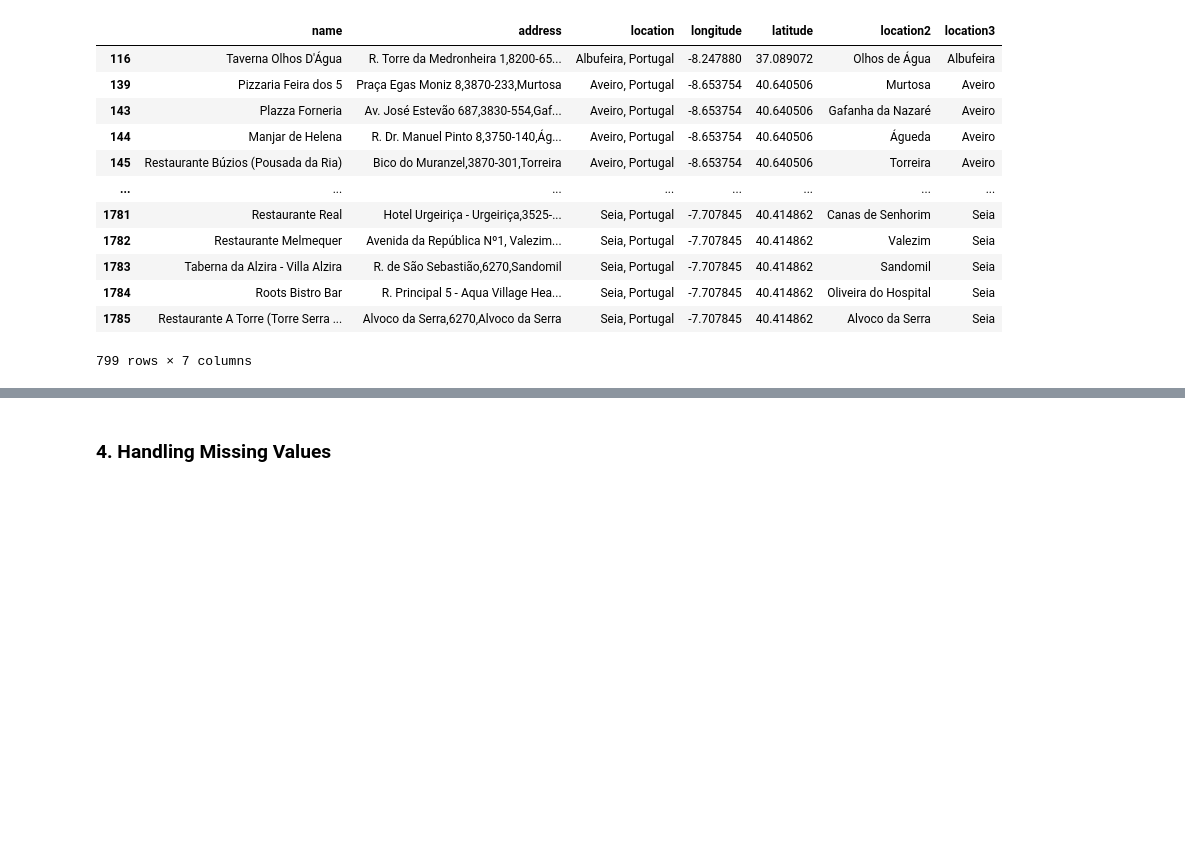
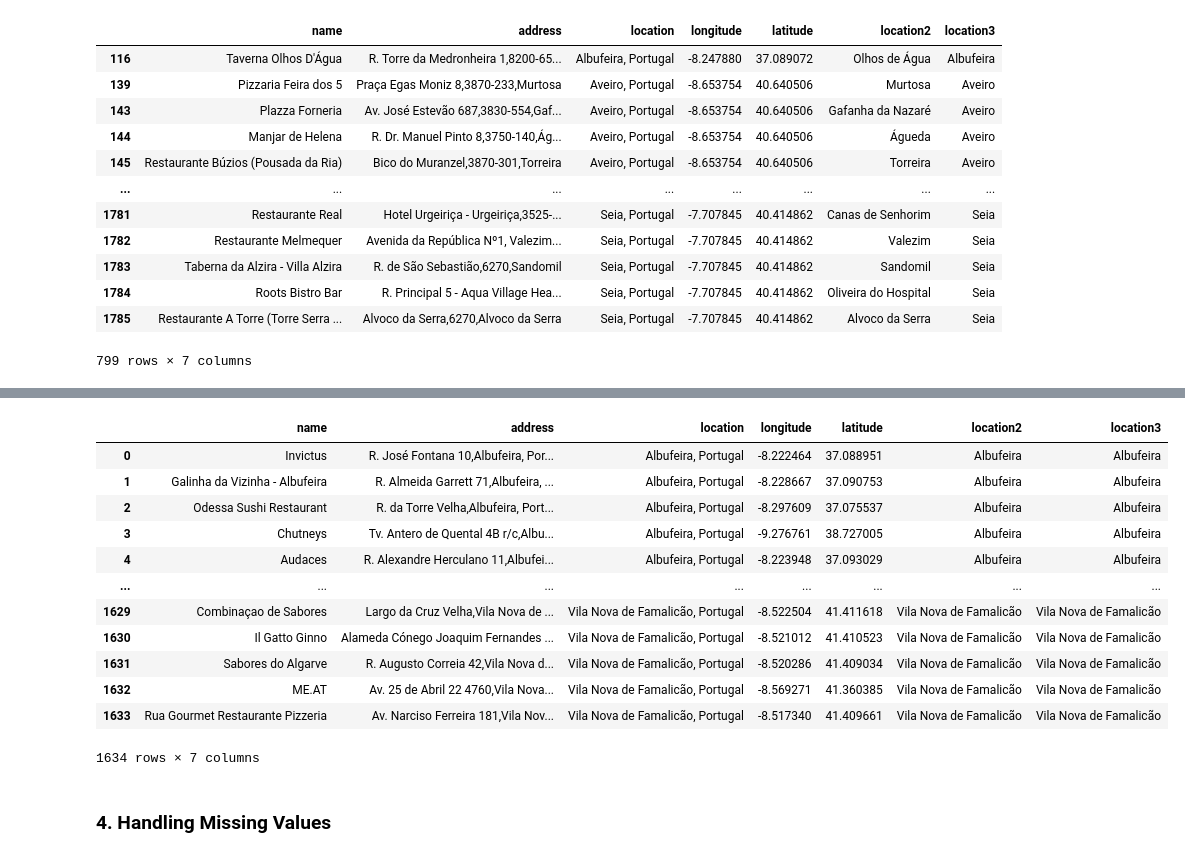
Before and after one commit to shaulleo/FlavourFlix, a Jupyter notebook: EDA1.ipynb, the cells around one changed output, grey strips where cells are left out. Saved outputs shown, nothing was run; the diff lists cells and outputs as text; code cells hidden in the pictures; blank space fills up the shorter version.

```diff
--- a/EDA1.ipynb
+++ b/EDA1.ipynb
@@ -140,0 +135,25 @@ There are a few inconsistent entries in terms of locations, as well as missing v
+# %%
+pt_locations = locations[locations['location'].isna() == False].copy()
+# %%
+pt_locations.reset_index(inplace=True)
+pt_locations.drop(['index'], axis=1, inplace=True)
+# %%
+pt_locations['address'] = pt_locations['address'].apply(preprocess_address)
+# %%
+pt_locations[['latitude', 'longitude']] = pt_locations['address'].apply(lambda x: pd.Series(find_coordinates2(x)))
+# %%
+pt_locations
+# %% [output]
+|  | name | address | location | longitude | latitude | location2 | location3 |
+| 0 | Invictus | R. José Fontana 10,Albufeira, Por... | Albufeira, Portugal | -8.222464 | 37.088951 | Albufeira | Albufeira |
+| 1 | Galinha da Vizinha - Albufeira | R. Almeida Garrett 71,Albufeira, ... | Albufeira, Portugal | -8.228667 | 37.090753 | Albufeira | Albufeira |
+| 2 | Odessa Sushi Restaurant | R. da Torre Velha,Albufeira, Port... | Albufeira, Portugal | -8.297609 | 37.075537 | Albufeira | Albufeira |
+| 3 | Chutneys | Tv. Antero de Quental 4B r/c,Albu... | Albufeira, Portugal | -9.276761 | 38.727005 | Albufeira | Albufeira |
+| 4 | Audaces | R. Alexandre Herculano 11,Albufei... | Albufeira, Portugal | -8.223948 | 37.093029 | Albufeira | Albufeira |
+| ... | ... | ... | ... | ... | ... | ... | ... |
+| 1629 | Combinaçao de Sabores | Largo da Cruz Velha,Vila Nova de ... | Vila Nova de Famalicão, Portugal | -8.522504 | 41.411618 | Vila Nova de Famalicão | Vila Nova de Famalicão |
+| 1630 | Il Gatto Ginno | Alameda Cónego Joaquim Fernandes ... | Vila Nova de Famalicão, Portugal | -8.521012 | 41.410523 | Vila Nova de Famalicão | Vila Nova de Famalicão |
+| 1631 | Sabores do Algarve | R. Augusto Correia 42,Vila Nova d... | Vila Nova de Famalicão, Portugal | -8.520286 | 41.409034 | Vila Nova de Famalicão | Vila Nova de Famalicão |
+| 1632 | ME.AT | Av. 25 de Abril 22 4760,Vila Nova... | Vila Nova de Famalicão, Portugal | -8.569271 | 41.360385 | Vila Nova de Famalicão | Vila Nova de Famalicão |
+| 1633 | Rua Gourmet Restaurante Pizzeria | Av. Narciso Ferreira 181,Vila Nov... | Vila Nova de Famalicão, Portugal | -8.517340 | 41.409661 | Vila Nova de Famalicão | Vila Nova de Famalicão |
+1634 rows × 7 columns
```
Also changed, not shown: parts of 9 cells of this notebook, 2 other files.
